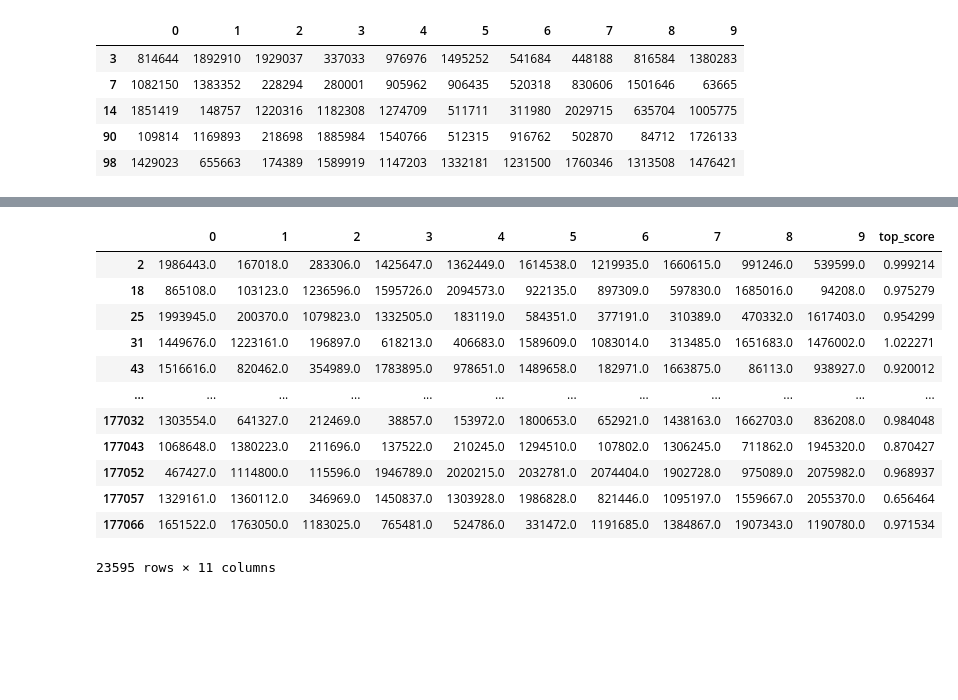
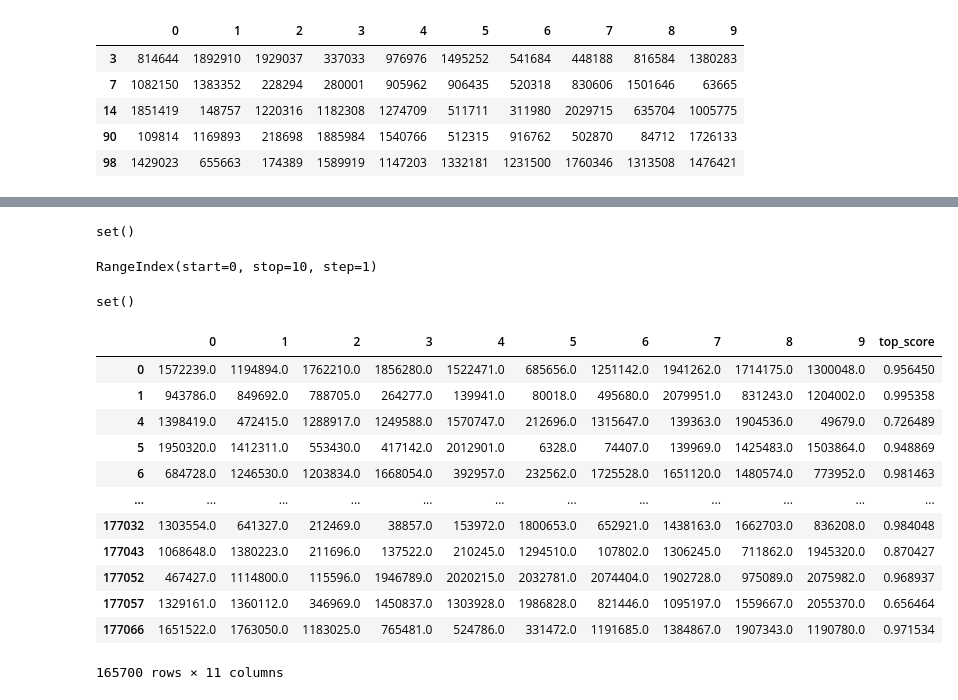
Before and after one commit to hitoshinagano/MercadoLibre_2020, a Jupyter notebook: notebooks/blender_implicit_with_search.ipynb, the cells around one changed output, grey strips where cells are left out. Cells and saved outputs as stored; diff of their text form; code cells hidden in the pictures; blank space fills up the shorter version.

```diff
--- a/notebooks/blender_implicit_with_search.ipynb
+++ b/notebooks/blender_implicit_with_search.ipynb
@@ -313,0 +326,4 @@ pt_search_recs.head()
+# %%
+pt_search_index & es_search_index
+# %% [output]
+set()
@@ -314 +334,5 @@ pt_search_recs.head()
+# %%
+search_recs.columns
+# %% [output]
+RangeIndex(start=0, stop=10, step=1)
 # %%
@@ -319,19 +343,3 @@ pt_search_recs.head()
 es_pred_9_fn = 'es' + '_for_pred_9_implicit.csv'
 es_pred_9_fp = os.path.join(reports_dir, es_pred_9_fn)
 es_pred_9 = pd.read_csv(es_pred_9_fp, index_col = 0)
-# %%
-es_pred_9
-# %% [output]
-|  | 0 | 1 | 2 | 3 | 4 | 5 | 6 | 7 | 8 | 9 | top_score |
-| 2 | 1986443.0 | 167018.0 | 283306.0 | 1425647.0 | 1362449.0 | 1614538.0 | 1219935.0 | 1660615.0 | 991246.0 | 539599.0 | 0.999214 |
-| 18 | 865108.0 | 103123.0 | 1236596.0 | 1595726.0 | 2094573.0 | 922135.0 | 897309.0 | 597830.0 | 1685016.0 | 94208.0 | 0.975279 |
-| 25 | 1993945.0 | 200370.0 | 1079823.0 | 1332505.0 | 183119.0 | 584351.0 | 377191.0 | 310389.0 | 470332.0 | 1617403.0 | 0.954299 |
-| 31 | 1449676.0 | 1223161.0 | 196897.0 | 618213.0 | 406683.0 | 1589609.0 | 1083014.0 | 313485.0 | 1651683.0 | 1476002.0 | 1.022271 |
-| 43 | 1516616.0 | 820462.0 | 354989.0 | 1783895.0 | 978651.0 | 1489658.0 | 182971.0 | 1663875.0 | 86113.0 | 938927.0 | 0.920012 |
-| ... | ... | ... | ... | ... | ... | ... | ... | ... | ... | ... | ... |
-| 177032 | 1303554.0 | 641327.0 | 212469.0 | 38857.0 | 153972.0 | 1800653.0 | 652921.0 | 1438163.0 | 1662703.0 | 836208.0 | 0.984048 |
-| 177043 | 1068648.0 | 1380223.0 | 211696.0 | 137522.0 | 210245.0 | 1294510.0 | 107802.0 | 1306245.0 | 711862.0 | 1945320.0 | 0.870427 |
-| 177052 | 467427.0 | 1114800.0 | 115596.0 | 1946789.0 | 2020215.0 | 2032781.0 | 2074404.0 | 1902728.0 | 975089.0 | 2075982.0 | 0.968937 |
-| 177057 | 1329161.0 | 1360112.0 | 346969.0 | 1450837.0 | 1303928.0 | 1986828.0 | 821446.0 | 1095197.0 | 1559667.0 | 2055370.0 | 0.656464 |
-| 177066 | 1651522.0 | 1763050.0 | 1183025.0 | 765481.0 | 524786.0 | 331472.0 | 1191685.0 | 1384867.0 | 1907343.0 | 1190780.0 | 0.971534 |
-23595 rows × 11 columns
@@ -337,0 +349,4 @@ es_pred_9
+# %%
+pt_index & es_index
+# %% [output]
+set()
@@ -337,0 +355,16 @@ es_pred_9
+# %%
+pred_9_implicit
+# %% [output]
+|  | 0 | 1 | 2 | 3 | 4 | 5 | 6 | 7 | 8 | 9 | top_score |
+| 0 | 1572239.0 | 1194894.0 | 1762210.0 | 1856280.0 | 1522471.0 | 685656.0 | 1251142.0 | 1941262.0 | 1714175.0 | 1300048.0 | 0.956450 |
+| 1 | 943786.0 | 849692.0 | 788705.0 | 264277.0 | 139941.0 | 80018.0 | 495680.0 | 2079951.0 | 831243.0 | 1204002.0 | 0.995358 |
+| 4 | 1398419.0 | 472415.0 | 1288917.0 | 1249588.0 | 1570747.0 | 212696.0 | 1315647.0 | 139363.0 | 1904536.0 | 49679.0 | 0.726489 |
+| 5 | 1950320.0 | 1412311.0 | 553430.0 | 417142.0 | 2012901.0 | 6328.0 | 74407.0 | 139969.0 | 1425483.0 | 1503864.0 | 0.948869 |
+| 6 | 684728.0 | 1246530.0 | 1203834.0 | 1668054.0 | 392957.0 | 232562.0 | 1725528.0 | 1651120.0 | 1480574.0 | 773952.0 | 0.981463 |
+| ... | ... | ... | ... | ... | ... | ... | ... | ... | ... | ... | ... |
+| 177032 | 1303554.0 | 641327.0 | 212469.0 | 38857.0 | 153972.0 | 1800653.0 | 652921.0 | 1438163.0 | 1662703.0 | 836208.0 | 0.984048 |
+| 177043 | 1068648.0 | 1380223.0 | 211696.0 | 137522.0 | 210245.0 | 1294510.0 | 107802.0 | 1306245.0 | 711862.0 | 1945320.0 | 0.870427 |
+| 177052 | 467427.0 | 1114800.0 | 115596.0 | 1946789.0 | 2020215.0 | 2032781.0 | 2074404.0 | 1902728.0 | 975089.0 | 2075982.0 | 0.968937 |
+| 177057 | 1329161.0 | 1360112.0 | 346969.0 | 1450837.0 | 1303928.0 | 1986828.0 | 821446.0 | 1095197.0 | 1559667.0 | 2055370.0 | 0.656464 |
+| 177066 | 1651522.0 | 1763050.0 | 1183025.0 | 765481.0 | 524786.0 | 331472.0 | 1191685.0 | 1384867.0 | 1907343.0 | 1190780.0 | 0.971534 |
+165700 rows × 11 columns
```
Also changed, not shown: parts of 22 cells of this notebook.
